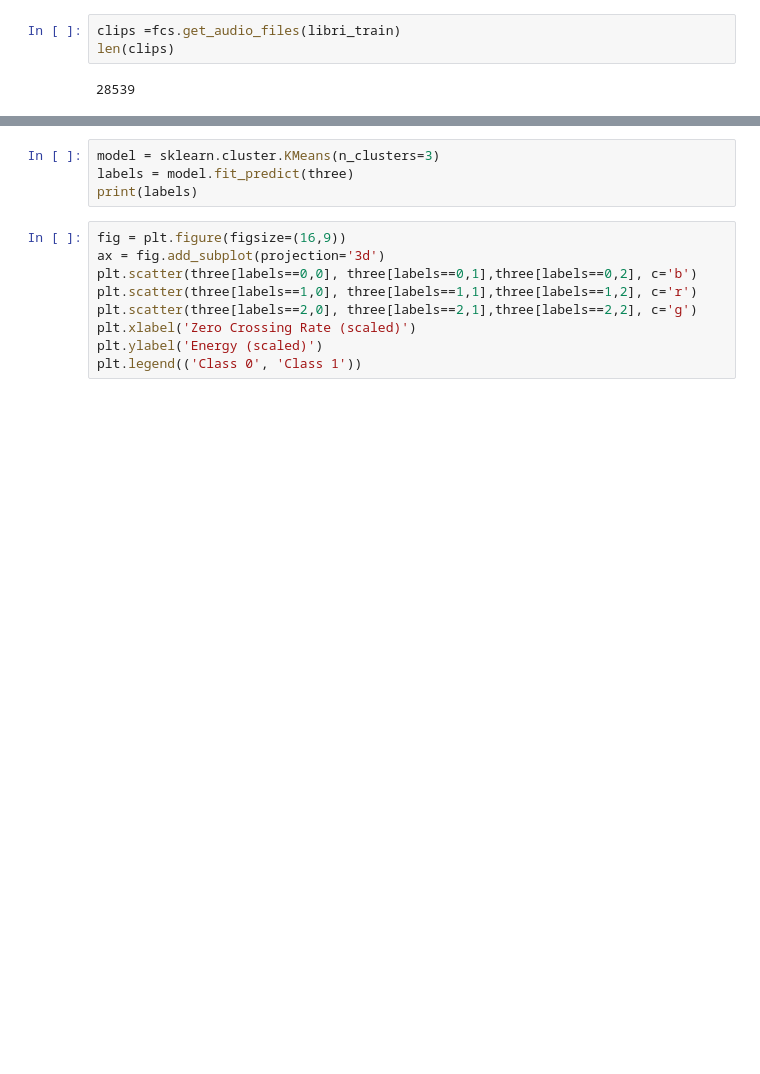
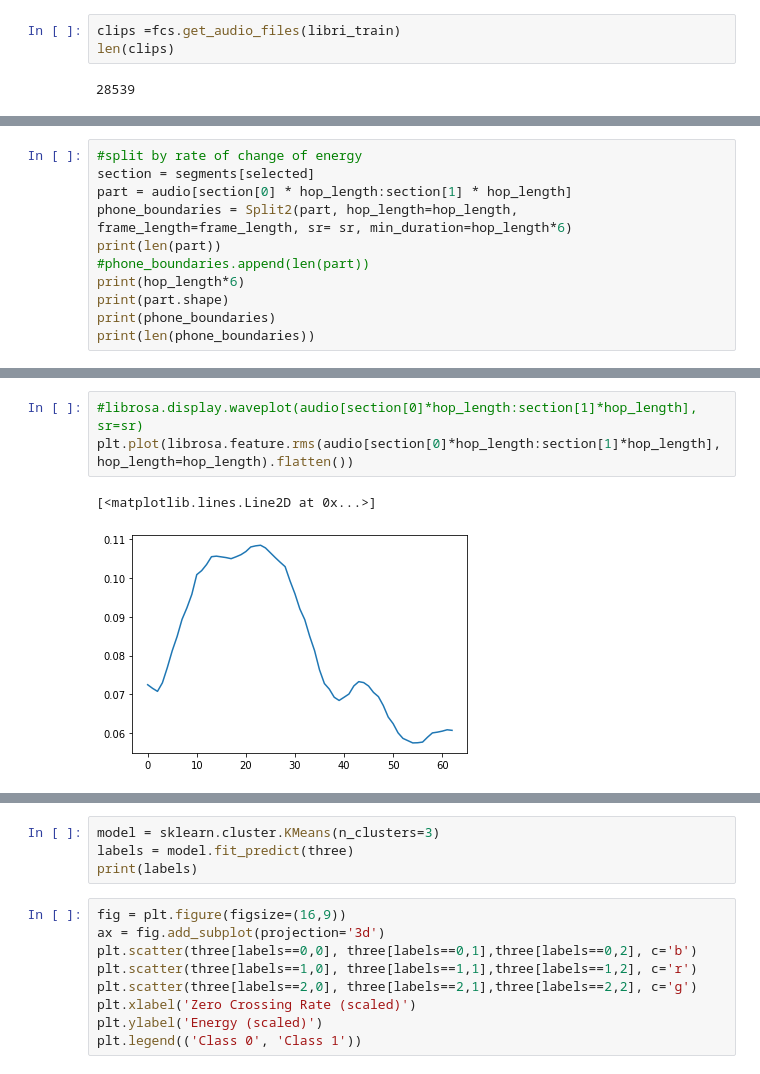
Before and after one commit to Majkil/Artefact, a Jupyter notebook: pg Split audio.ipynb, the cells around one changed output, grey strips where cells are left out. Saved outputs shown, nothing was run; the diff lists cells and outputs as text; blank space fills up the shorter version.

```diff
--- a/pg Split audio.ipynb
+++ b/pg Split audio.ipynb
@@ -115,0 +103,11 @@ blank
+# %%
+#split by rate of change of energy
+section = segments[selected]
+part = audio[section[0] * hop_length:section[1] * hop_length]
+phone_boundaries = Split2(part, hop_length=hop_length, frame_length=frame_length, sr= sr, min_duration=hop_length*6)
+print(len(part))
+#phone_boundaries.append(len(part))
+print(hop_length*6)
+print(part.shape)
+print(phone_boundaries)
+print(len(phone_boundaries))
@@ -115,0 +125,6 @@ blank
+# %%
+#librosa.display.waveplot(audio[section[0]*hop_length:section[1]*hop_length], sr=sr)
+plt.plot(librosa.feature.rms(audio[section[0]*hop_length:section[1]*hop_length], hop_length=hop_length).flatten())
+# %% [output]
+[<matplotlib.lines.Line2D at 0x...>]
+[figure, added]
```
Also changed, not shown: parts of 36 cells of this notebook, 3 other files.
